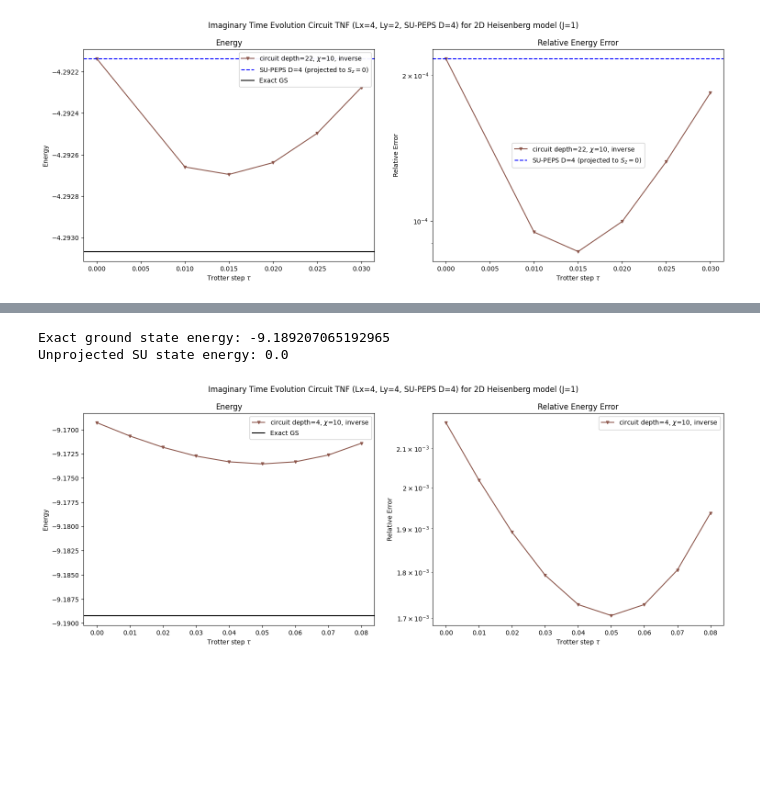
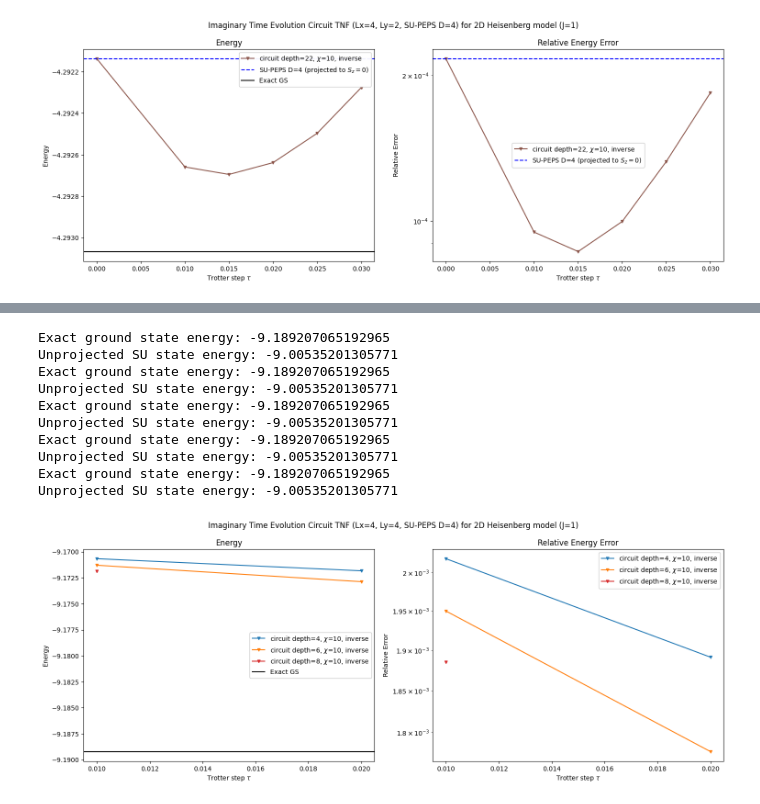
Before and after one commit to sjdu10/vmc_torch, a Jupyter notebook: vmc_torch/experiment/circuitTNF/plot2d.ipynb, the cells around one changed output, grey strips where cells are left out. Cells and saved outputs as stored; diff of their text form; code cells hidden in the pictures; blank space fills up the shorter version.

Commit message:
add new circuit TNF parallel sampling code

```diff
--- a/vmc_torch/experiment/circuitTNF/plot2d.ipynb
+++ b/vmc_torch/experiment/circuitTNF/plot2d.ipynb
@@ -452,7 +359,7 @@ for from_which in ['zmax']:
     # from_which = 'xmax'
     direction = 'spatial' if from_which[0]=='y' else 'inverse'
     # read json data
-    data = json.load(open(f"./data/circuitTNF2d_heis_Lx{Lx}_Ly{Ly}_D{D}_exact_sampling_results_{from_which}.json", 'r'))
+    data = json.load(open(f"./data/circuitTNF2d_su_heis_Lx{Lx}_Ly{Ly}_D{D}_exact_sampling_results_inverse_su.json", 'r'))
 
     data_dict = {}
 
@@ -463,71 +370,83 @@ for from_which in ['zmax']:
         max_bond = int(parts[5].split('=')[1])
         data_dict[(depth, tau, max_bond)] = Es
 
-    depth = 4
-    chis = [10, -1]
     chi_symbol = {2: 'o', 4: 's', 6: '^', 8: 'D', -1: 'x', 10: 'v', 64: 'P'}
     chi_colors = {2: 'tab:blue', 4: 'tab:green', 6: 'tab:orange', 8: 'tab:red', -1: 'tab:purple', 10: 'tab:brown', 64: 'tab:cyan'}
     direction_linestyles = {'spatial': '--', 'inverse': '-'}
-    chi_tau_Es = {chi: [] for chi in chis}
-    exact_E = data_dict.values().__iter__().__next__()[2]
-    print(f'Exact ground state energy: {exact_E}')
-    SU_E_raw = data_dict.values().__iter__().__next__()[1]
-    print(f'Unprojected SU state energy: {SU_E_raw}')
-    for depth_tau_chi, Es in data_dict.items():
-        d, tau, chi = depth_tau_chi
-        if d == depth and chi in chis:
-            chi_tau_Es[chi].append([tau, Es[0]])  # (tau, variational energy)
-            # if tau==0.0:
-            #     SU_E = Es[0]
-            #     print(f'Projected SU state energy: {SU_E}')
+    depth_colors = {4: 'tab:blue', 6: 'tab:orange', 8: 'tab:red', 10: 'tab:green', 12: 'tab:brown'}
+    depth_ls = [4,6,8, 10, 12]
 
-    for chi, values in chi_tau_Es.items():
-        chi_tau_Es[chi] = np.array(values).transpose()
+    for depth in depth_ls:
+        chis = [10, -1]
+
+        chi_tau_Es = {chi: [] for chi in chis}
+        exact_E = data_dict.values().__iter__().__next__()[2]
+        print(f'Exact ground state energy: {exact_E}')
+        SU_E_raw = data_dict.values().__iter__().__next__()[1]
+        print(f'Unprojected SU state energy: {SU_E_raw}')
+        for depth_tau_chi, Es in data_dict.items():
+            d, tau, chi = depth_tau_chi
+            if d == depth and chi in chis:
+                chi_tau_Es[chi].append([tau, Es[0]])  # (tau, variational energy)
+                # if tau==0.0:
+                #     SU_E = Es[0]
+                #     print(f'Projected SU state energy: {SU_E}')
+
+        for chi, values in chi_tau_Es.items():
+            chi_tau_Es[chi] = np.array(values).transpose()
 
 
-    for chi, plot_data in chi_tau_Es.items():
-        try:
-            taus, Es = plot_data
-            # sort by taus
-            sorted_indices = np.argsort(taus)
-            taus = taus[sorted_indices]
-            Es = Es[sorted_indices]
-            chi_legend = chi if chi != -1 else r'$\infty$'
-            direction_legend = direction if chi != -1 else 'exact'
-            ax[0].plot(taus, Es, label=rf'circuit depth={depth}, $\chi$={chi_legend}, {direction_legend}', marker=chi_symbol[chi], markersize=4, linestyle=direction_linestyles[direction], color=chi_colors[chi])
+        for chi, plot_data in chi_tau_Es.items():
+            try:
+                taus, Es = plot_data
+                # sort by taus
+                sorted_indices = np.argsort(taus)
+                taus = taus[sorted_indices]
+                Es = Es[sorted_indices]
+                chi_legend = chi if chi != -1 else r'$\infty$'
+                direction_legend = direction if chi != -1 else 'exact'
+                ax[0].plot(taus, Es, label=rf'circuit depth={depth}, $\chi$={chi_legend}, {direction_legend}', marker=chi_symbol[chi], markersize=4, linestyle=direction_linestyles[direction], color=depth_colors[depth])
 
-            # rel err
-            rel_errs = np.abs((Es - exact_E) / exact_E)
-            ax[1].plot(taus, rel_errs,  label=rf'circuit depth={depth}, $\chi$={chi_legend}, {direction_legend}', marker=chi_symbol[chi], markersize=4, linestyle=direction_linestyles[direction], color=chi_colors[chi])
+                # rel err
+                rel_errs = np.abs((Es - exact_E) / exact_E)
+                ax[1].plot(taus, rel_errs,  label=rf'circuit depth={depth}, $\chi$={chi_legend}, {direction_legend}', marker=chi_symbol[chi], markersize=4, linestyle=direction_linestyles[direction], color=depth_colors[depth])
 
-        except ValueError:
-            continue
+            except ValueError:
+                continue
 
 # SU_E = -4.037483743834537 if D==2 else -4.292137518079109 if D==4 else None
 # print(f'SU-PEPS D={D} energy: {SU_E}')
 # ax[0].axhline(y=SU_E_raw, color='gray', linestyle='--', label=rf'SU-PEPS D={D} (unprojected)')
 # ax[0].axhline(y=SU_E, color='b', linestyle='--', label=rf'SU-PEPS D={D} (projected to $S_z=0$)')
 
 # SU_E = -4.037483743834537 if D==2 else -4.292137518079109 if D==4 else None
 # print(f'SU-PEPS D={D} energy: {SU_E}')
 # # ax[0].axhline(y=SU_E_raw, color='gray', linestyle='--', label=rf'SU-PEPS D={D} (unprojected)')
 # ax[0].axhline(y=SU_E, color='b', linestyle='--', label=rf'SU-PEPS D={D} (projected to $S_z=0$)')
 ax[0].axhline(y=exact_E, color='black', linestyle='-', label='Exact GS')
 ax[0].set_xlabel(r'Trotter step $\tau$')
 ax[0].set_ylabel('Energy')
 ax[0].set_title('Energy')
 ax[0].legend(framealpha=0.95)
 
 # ax[1].axhline(y=abs((SU_E - exact_E)/exact_E), color='b', linestyle='--', label=f'SU-PEPS D={D} (projected to $S_z=0$)')
 ax[1].set_yscale('log')
 ax[1].set_xlabel(r'Trotter step $\tau$')
 ax[1].set_ylabel('Relative Error')
 ax[1].set_title('Relative Energy Error')
 ax[1].legend(framealpha=0.95)
 plt.suptitle(rf'Imaginary Time Evolution Circuit TNF (Lx={Lx}, Ly={Ly}, SU-PEPS D={D}) for 2D Heisenberg model (J=1)')
 plt.show()
 print(rel_errs)
 # %% [output]
 Exact ground state energy: -9.189207065192965
-Unprojected SU state energy: 0.0
+Unprojected SU state energy: -9.00535201305771
+Exact ground state energy: -9.189207065192965
+Unprojected SU state energy: -9.00535201305771
+Exact ground state energy: -9.189207065192965
+Unprojected SU state energy: -9.00535201305771
+Exact ground state energy: -9.189207065192965
+Unprojected SU state energy: -9.00535201305771
+Exact ground state energy: -9.189207065192965
+Unprojected SU state energy: -9.00535201305771
-[figure, old version]
+[figure, new version]
```
Also changed, not shown: parts of 8 cells of this notebook, 9 other files.
